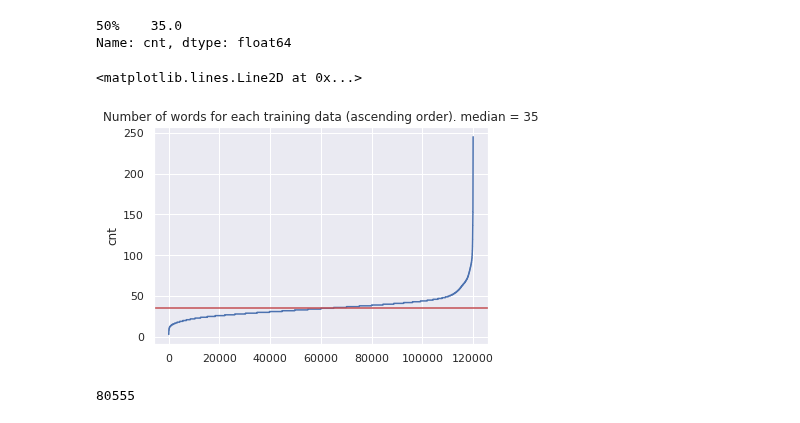
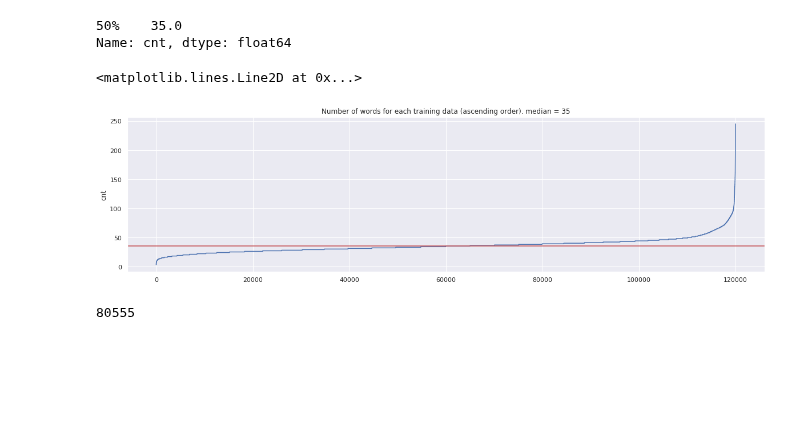
Before and after one commit to IIT-ML/interpretable-text-classification, a Jupyter notebook: AGnews_dataset_debug.ipynb, the cells around one changed output. Cells and saved outputs as stored; diff of their text form; code cells hidden in the pictures; blank space fills up the shorter version.

```diff
--- a/AGnews_dataset_debug.ipynb
+++ b/AGnews_dataset_debug.ipynb
@@ -58,14 +58,14 @@ m
 50%    35.0
 Name: cnt, dtype: float64
 # %%
-### plt.figure(figsize=(20, 5))
+plt.figure(figsize=(20, 5))
 plt.title('Number of words for each training data (ascending order). median = {}'.format(int(m)))
 ax = sns.lineplot(x=tl.index, y="cnt", data=tl)
 plt.axhline(y=float(m), color='r')
 # plt.text(.5, .05, 'aaaaa', ha='center')
 # %% [output]
 <matplotlib.lines.Line2D at 0x...>
-[figure, old version]
+[figure, new version]
 # %%
 from collections import Counter
 # %%
```
Also changed, not shown: 3 other files.
